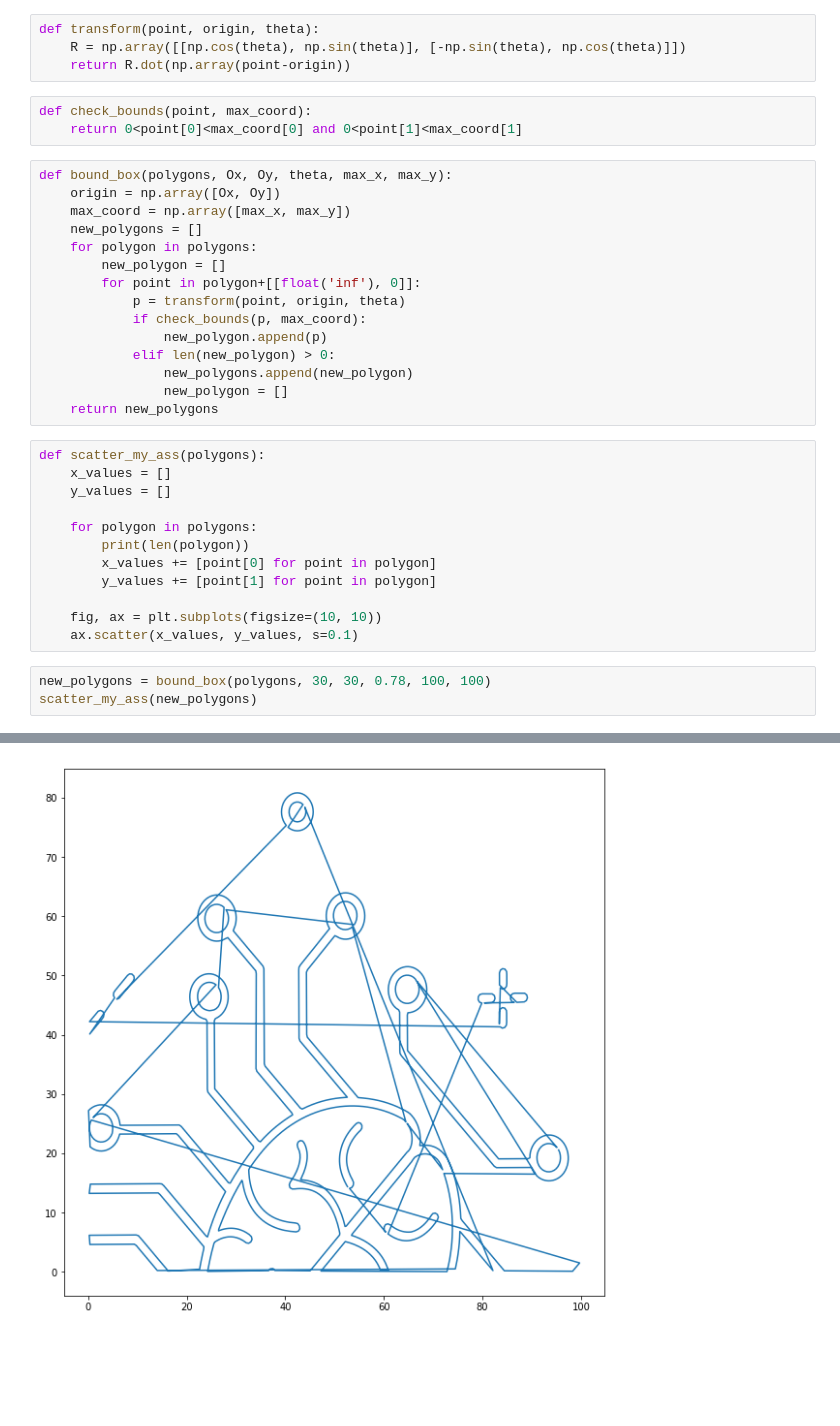
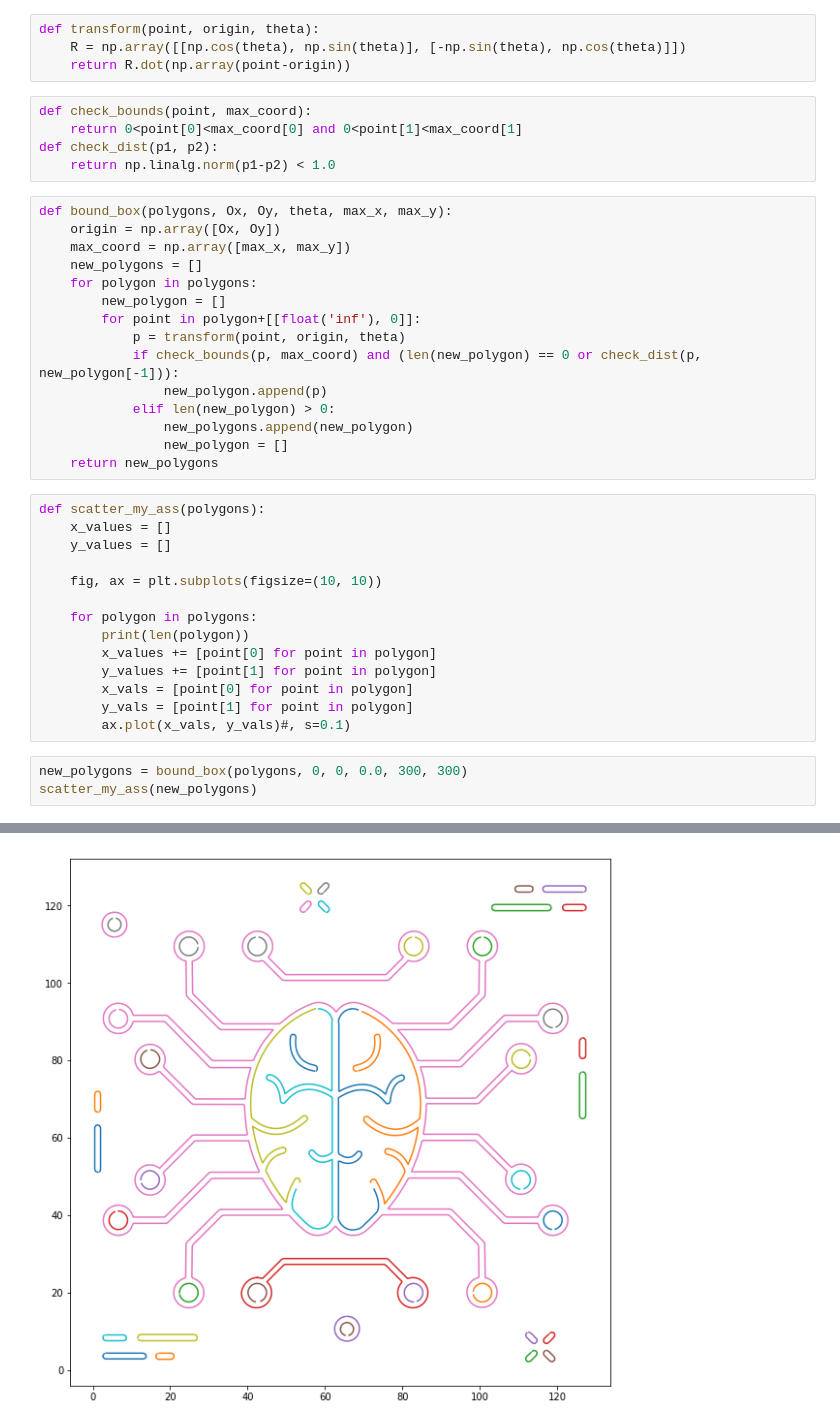
Before and after one commit to amartyashankha/MuralPlot, a Jupyter notebook: slice.ipynb, the cells around one changed output, grey strips where cells are left out. Cells and saved outputs as stored; diff of their text form; blank space fills up the shorter version.

```diff
--- a/slice.ipynb
+++ b/slice.ipynb
@@ -26,6 +26,8 @@ def transform(point, origin, theta):
 # %%
 def check_bounds(point, max_coord):
     return 0<point[0]<max_coord[0] and 0<point[1]<max_coord[1]
+def check_dist(p1, p2):
+    return np.linalg.norm(p1-p2) < 1.0
 # %%
 def bound_box(polygons, Ox, Oy, theta, max_x, max_y):
     origin = np.array([Ox, Oy])
@@ -35,7 +37,7 @@ def bound_box(polygons, Ox, Oy, theta, max_x, max_y):
         new_polygon = []
         for point in polygon+[[float('inf'), 0]]:
             p = transform(point, origin, theta)
-            if check_bounds(p, max_coord):
+            if check_bounds(p, max_coord) and (len(new_polygon) == 0 or check_dist(p, new_polygon[-1])):
                 new_polygon.append(p)
             elif len(new_polygon) > 0:
                 new_polygons.append(new_polygon)
@@ -46,15 +48,17 @@ def scatter_my_ass(polygons):
     x_values = []
     y_values = []
 
+    fig, ax = plt.subplots(figsize=(10, 10))
+
     for polygon in polygons:
         print(len(polygon))
         x_values += [point[0] for point in polygon]
         y_values += [point[1] for point in polygon]
-
-    fig, ax = plt.subplots(figsize=(10, 10))
-    ax.scatter(x_values, y_values, s=0.1)
+        x_vals = [point[0] for point in polygon]
+        y_vals = [point[1] for point in polygon]
+        ax.plot(x_vals, y_vals)#, s=0.1)
 # %%
-new_polygons = bound_box(polygons, 30, 30, 0.78, 100, 100)
+new_polygons = bound_box(polygons, 0, 0, 0.0, 300, 300)
 scatter_my_ass(new_polygons)
 # %% [output]
 53
@@ -77,4 +81,4 @@ scatter_my_ass(new_polygons)
-[figure, old version]
+[figure, new version]
 # %%
 len(new_polygons)
 # %% [output]
```
Also changed, not shown: parts of 2 cells of this notebook, 5 other files.
